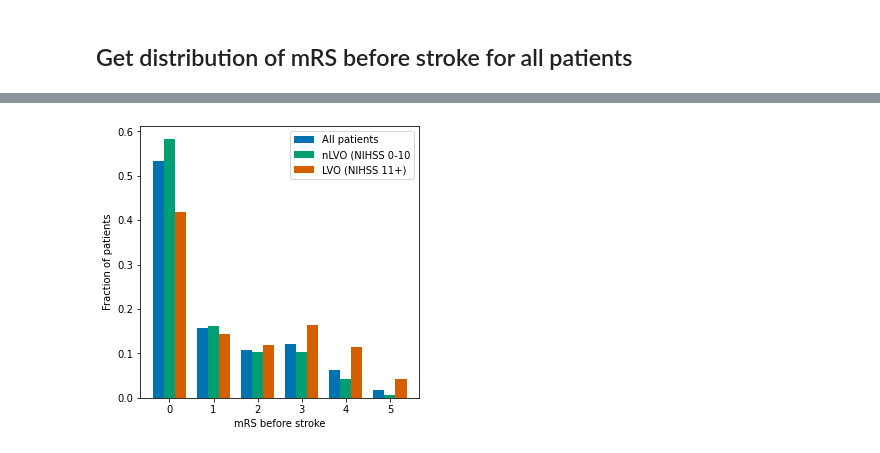
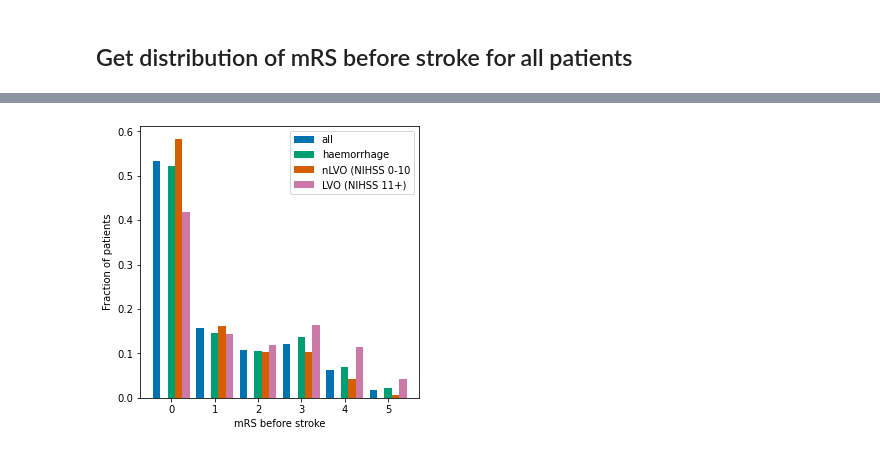
Before and after one commit to samuel-book/samuel-1, a Jupyter notebook: _sources/descriptive_stats/08_prestroke_mrs.ipynb, the cells around one changed output, grey strips where cells are left out. Saved outputs shown, nothing was run; the diff lists cells and outputs as text; code cells hidden in the pictures.

```diff
--- a/_sources/descriptive_stats/08_prestroke_mrs.ipynb
+++ b/_sources/descriptive_stats/08_prestroke_mrs.ipynb
@@ -88,0 +41,15 @@ results_lvo
+# %%
+# Infarction
+mask = data['S2StrokeType'] == 'Infarction'
+count, division = np.histogram(
+    data[mask]['S2RankinBeforeStroke'], bins=range(0,7))
+results['infarction'] = count / count.sum()
+
+# Haemorrhage
+mask = data['S2StrokeType'] == 'Primary Intracerebral Haemorrhage'
+count, division = np.histogram(
+    data[mask]['S2RankinBeforeStroke'], bins=range(0,7))
+results['haemorrhage'] = count / count.sum()
+
+# Show results
+results
@@ -88,0 +67,15 @@ results_lvo
+# %%
+# NIHSS 0-10 is a surrogate for non large vessel occlusions
+mask = data['S2NihssArrival'] < 11
+count, division = np.histogram(
+    data[mask]['S2RankinBeforeStroke'], bins=range(0,7))
+results['nlvo'] = count / count.sum()
+
+# NIHSS 11+ is a surrogate for non large vessel occlusions
+mask = data['S2NihssArrival'] > 10
+count, division = np.histogram(
+    data[mask]['S2RankinBeforeStroke'], bins=range(0,7))
+results['lvo'] = count / count.sum()
+
+# Show results
+results
@@ -89,15 +91,16 @@ results_lvo
 # %%
 fig = plt.figure(figsize=(5,5))
 ax = fig.add_subplot()
-width = 0.25
-x = results_all.index
-ax.bar(x - width, results_all['fraction'], width, label='All patients')
-ax.bar(x, results_nlvo['fraction'], width, label='nLVO (NIHSS 0-10')
-ax.bar(x + width, results_lvo['fraction'], width, label='LVO (NIHSS 11+)')
+width = 0.17
+x = results.index
+ax.bar(x - width * 2, results['all'], width, label='all')
+ax.bar(x, results['haemorrhage'], width, label='haemorrhage')
+ax.bar(x + width, results['nlvo'], width, label='nLVO (NIHSS 0-10')
+ax.bar(x + width * 2, results['lvo'], width, label='LVO (NIHSS 11+)')
 ax.set_ylabel('Fraction of patients')
 ax.set_xlabel('mRS before stroke')
 ax.legend()
-plt.savefig('./output/mrs_before_stroke.jpg', dpi=300)
+plt.savefig('./output/mrs_before_by_stroke_type.jpg', dpi=300)
 plt.show()
 # %% [output]
-[figure, old version]
+[figure, new version]
```
Also changed, not shown: parts of 14 cells of this notebook, 11 other files.
